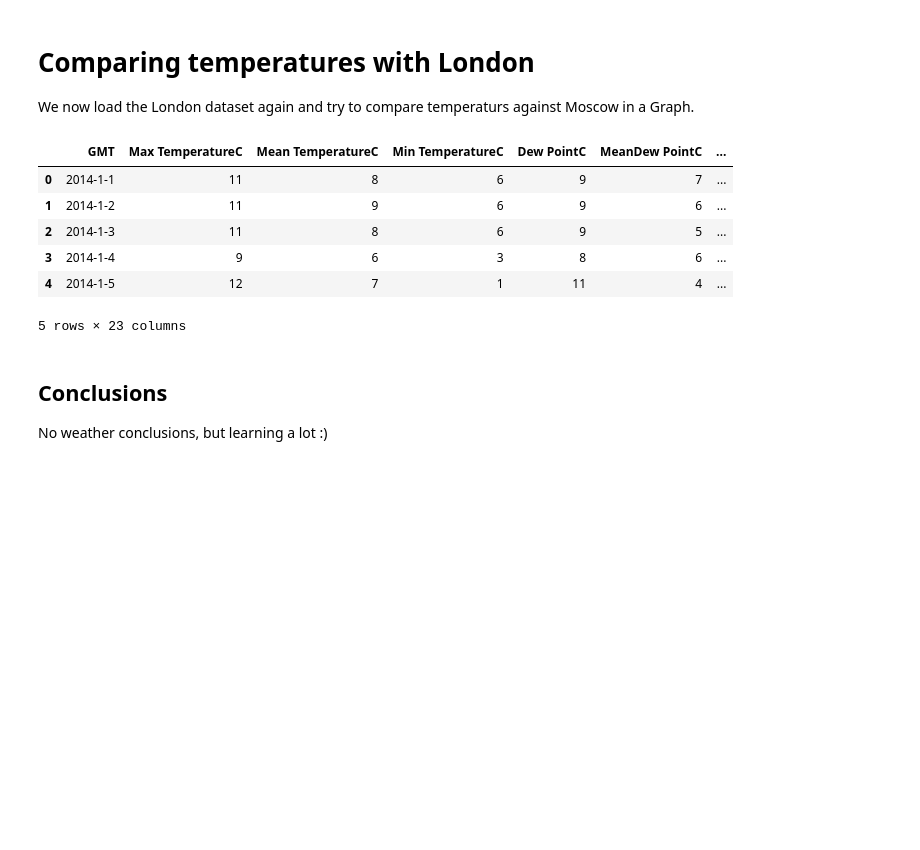
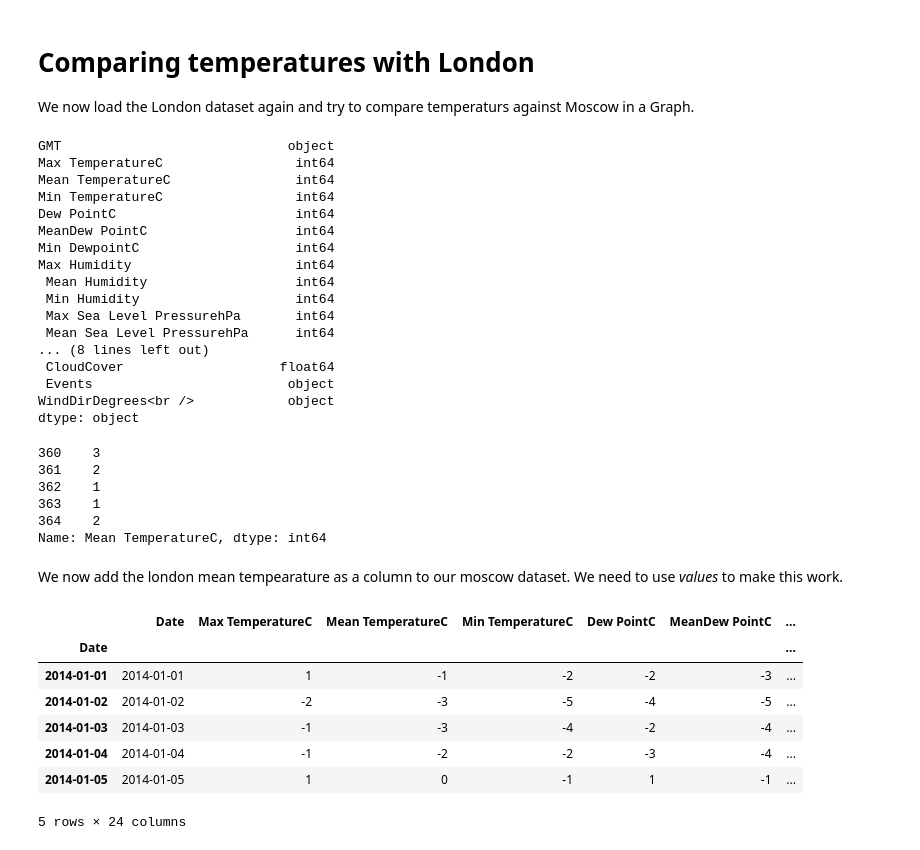
Before and after one commit to herb64/data-analysis, a Jupyter notebook: Week_2_project-herbert-mehlhose.ipynb, the cells around one changed output. Cells and saved outputs as stored; diff of their text form; code cells hidden in the pictures; blank space fills up the shorter version.

```diff
--- a/Week_2_project-herbert-mehlhose.ipynb
+++ b/Week_2_project-herbert-mehlhose.ipynb
@@ -141,16 +142,46 @@ july[['Mean TemperatureC', 'Precipitationmm']].plot(grid=True, figsize=(15,5))
 We now load the London dataset again and try to compare temperaturs against Moscow in a Graph.
 # %%
 london = read_csv('London_2014.csv')
-london.head()
+london.dtypes
 # %% [output]
-|  | GMT | Max TemperatureC | Mean TemperatureC | Min TemperatureC | Dew PointC | MeanDew PointC | ... |
-| 0 | 2014-1-1 | 11 | 8 | 6 | 9 | 7 | ... |
-| 1 | 2014-1-2 | 11 | 9 | 6 | 9 | 6 | ... |
-| 2 | 2014-1-3 | 11 | 8 | 6 | 9 | 5 | ... |
-| 3 | 2014-1-4 | 9 | 6 | 3 | 8 | 6 | ... |
-| 4 | 2014-1-5 | 12 | 7 | 1 | 11 | 4 | ... |
-5 rows × 23 columns
+GMT                             object
+Max TemperatureC                 int64
+Mean TemperatureC                int64
+Min TemperatureC                 int64
+Dew PointC                       int64
+MeanDew PointC                   int64
+Min DewpointC                    int64
+Max Humidity                     int64
+ Mean Humidity                   int64
+ Min Humidity                    int64
+ Max Sea Level PressurehPa       int64
+ Mean Sea Level PressurehPa      int64
+... (8 lines left out)
+ CloudCover                    float64
+ Events                         object
+WindDirDegrees<br />            object
+dtype: object
-# %% [markdown]
-## Conclusions
-
-No weather conclusions, but learning a lot :)
+# %%
+londonMeanTemp = london['Mean TemperatureC']
+londonMeanTemp.tail()
+# %% [output]
+360    3
+361    2
+362    1
+363    1
+364    2
+Name: Mean TemperatureC, dtype: int64
+# %% [markdown]
+We now add the london mean tempearature as a column to our moscow dataset. We need to use *values* to make this work.
+# %%
+citydf['meanTempCLondon'] = londonMeanTemp.values
+citydf.head()
+# %% [output]
+|  | Date | Max TemperatureC | Mean TemperatureC | Min TemperatureC | Dew PointC | MeanDew PointC | ... |
+| Date |  |  |  |  |  |  | ... |
+| 2014-01-01 | 2014-01-01 | 1 | -1 | -2 | -2 | -3 | ... |
+| 2014-01-02 | 2014-01-02 | -2 | -3 | -5 | -4 | -5 | ... |
+| 2014-01-03 | 2014-01-03 | -1 | -3 | -4 | -2 | -4 | ... |
+| 2014-01-04 | 2014-01-04 | -1 | -2 | -2 | -3 | -4 | ... |
+| 2014-01-05 | 2014-01-05 | 1 | 0 | -1 | 1 | -1 | ... |
+5 rows × 24 columns
```
Also changed, not shown: parts of 5 cells of this notebook.
